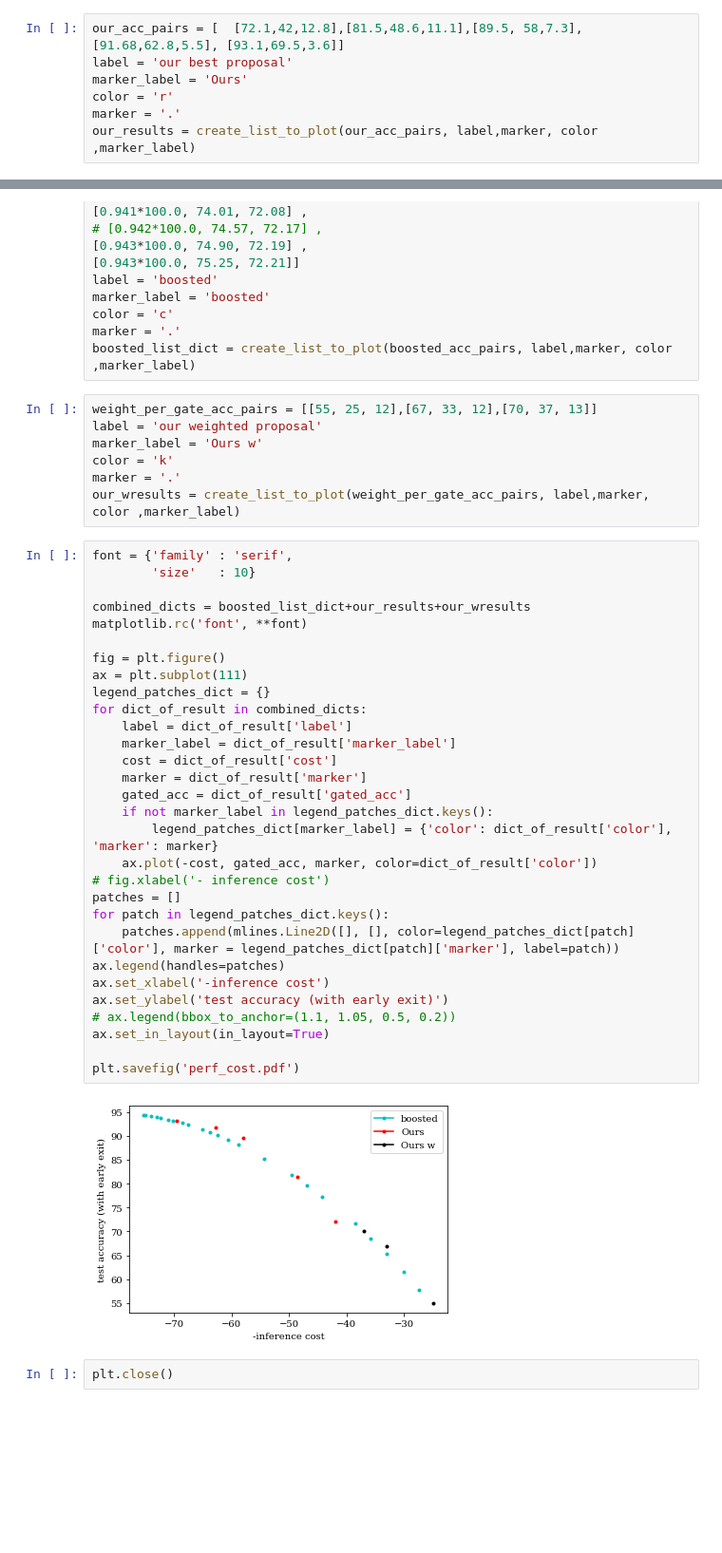
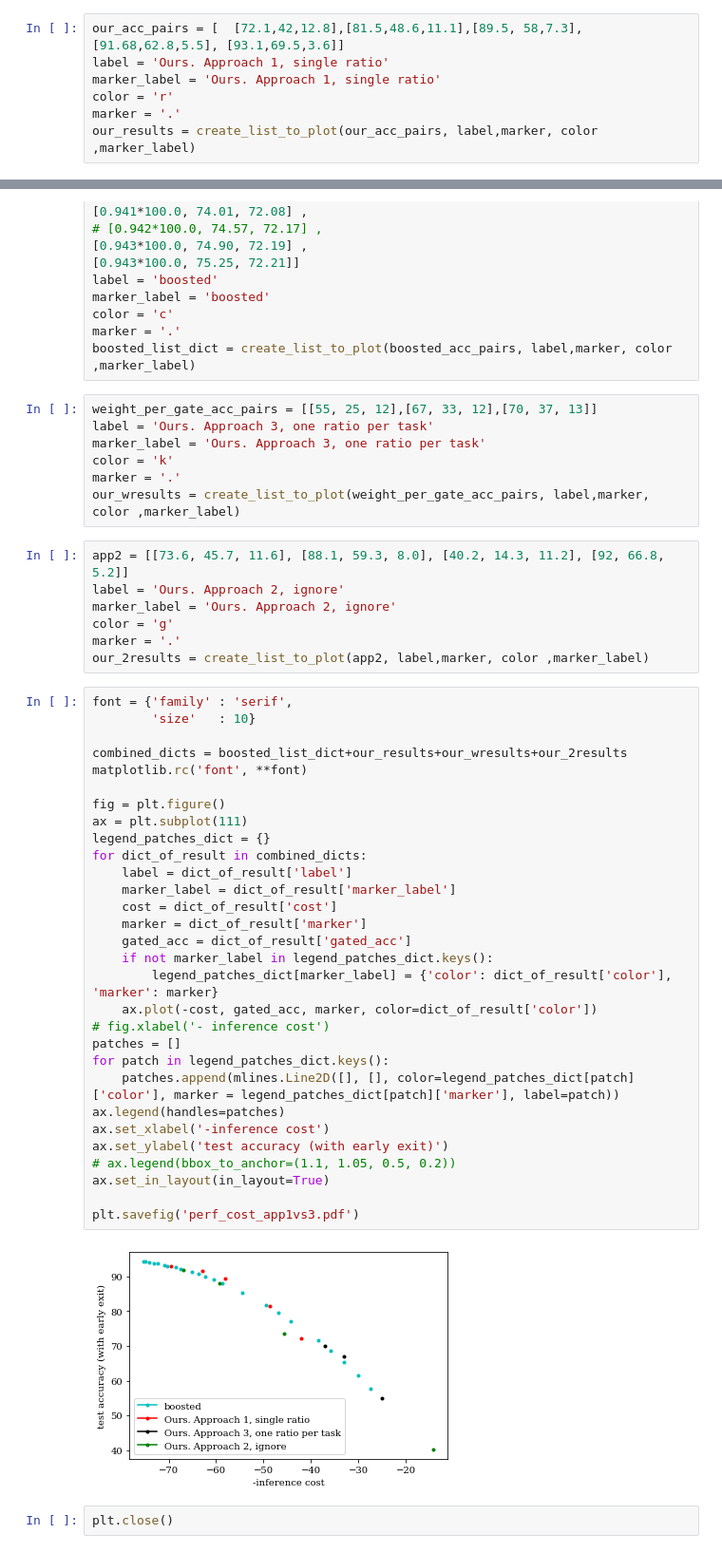
Before and after one commit to networkslab/dynn, a Jupyter notebook: src/notebooks/ce_ic_tradeoff.ipynb, the cells around one changed output, grey strips where cells are left out. Shown at 95% size. Drawn from its saved outputs; the diff is of its cells as text; blank space fills up the shorter version.

Commit message:
tried the 3 approaches

```diff
--- a/src/notebooks/ce_ic_tradeoff.ipynb
+++ b/src/notebooks/ce_ic_tradeoff.ipynb
@@ -100,8 +100,8 @@ def create_list_to_plot(acc_cost_pairs, label,marker, color ,marker_label):
     return list_to_plot
 # %%
 our_acc_pairs = [  [72.1,42,12.8],[81.5,48.6,11.1],[89.5, 58,7.3], [91.68,62.8,5.5], [93.1,69.5,3.6]]
-label = 'our best proposal'
-marker_label = 'Ours'
+label = 'Ours. Approach 1, single ratio'
+marker_label = 'Ours. Approach 1, single ratio'
 color = 'r'
 marker = '.'
 our_results = create_list_to_plot(our_acc_pairs, label,marker, color ,marker_label)
@@ -153,43 +153,50 @@ marker = '.'
 boosted_list_dict = create_list_to_plot(boosted_acc_pairs, label,marker, color ,marker_label)
 # %%
 weight_per_gate_acc_pairs = [[55, 25, 12],[67, 33, 12],[70, 37, 13]]
-label = 'our weighted proposal'
-marker_label = 'Ours w'
+label = 'Ours. Approach 3, one ratio per task'
+marker_label = 'Ours. Approach 3, one ratio per task'
 color = 'k'
 marker = '.'
 our_wresults = create_list_to_plot(weight_per_gate_acc_pairs, label,marker, color ,marker_label)
+# %%
+app2 = [[73.6, 45.7, 11.6], [88.1, 59.3, 8.0], [40.2, 14.3, 11.2], [92, 66.8, 5.2]]
+label = 'Ours. Approach 2, ignore'
+marker_label = 'Ours. Approach 2, ignore'
+color = 'g'
+marker = '.'
+our_2results = create_list_to_plot(app2, label,marker, color ,marker_label)
 # %%
 font = {'family' : 'serif',
         'size'   : 10}
 
-combined_dicts = boosted_list_dict+our_results+our_wresults
+combined_dicts = boosted_list_dict+our_results+our_wresults+our_2results
 matplotlib.rc('font', **font)
 
 fig = plt.figure()
 ax = plt.subplot(111)
 legend_patches_dict = {}
 for dict_of_result in combined_dicts:
     label = dict_of_result['label']
     marker_label = dict_of_result['marker_label']
     cost = dict_of_result['cost']
     marker = dict_of_result['marker']
     gated_acc = dict_of_result['gated_acc']
     if not marker_label in legend_patches_dict.keys():
         legend_patches_dict[marker_label] = {'color': dict_of_result['color'], 'marker': marker}
     ax.plot(-cost, gated_acc, marker, color=dict_of_result['color'])
 # fig.xlabel('- inference cost')
 patches = []
 for patch in legend_patches_dict.keys():
     patches.append(mlines.Line2D([], [], color=legend_patches_dict[patch]['color'], marker = legend_patches_dict[patch]['marker'], label=patch))
 ax.legend(handles=patches)
 ax.set_xlabel('-inference cost')
 ax.set_ylabel('test accuracy (with early exit)')
 # ax.legend(bbox_to_anchor=(1.1, 1.05, 0.5, 0.2))
 ax.set_in_layout(in_layout=True)
 
-plt.savefig('perf_cost.pdf')
+plt.savefig('perf_cost_app1vs3.pdf')
 # %% [output]
-[figure, old version]
+[figure, new version]
 # %%
 plt.close()
 # %%
```
Also changed, not shown: 2 other files.
